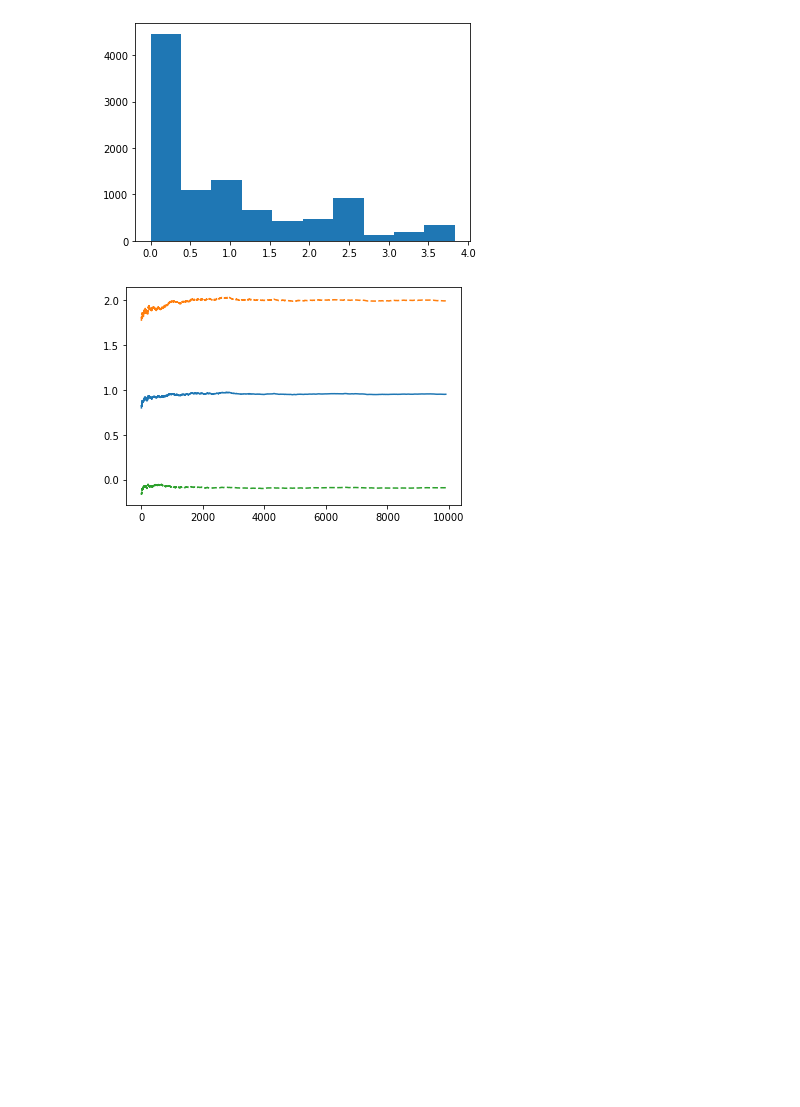
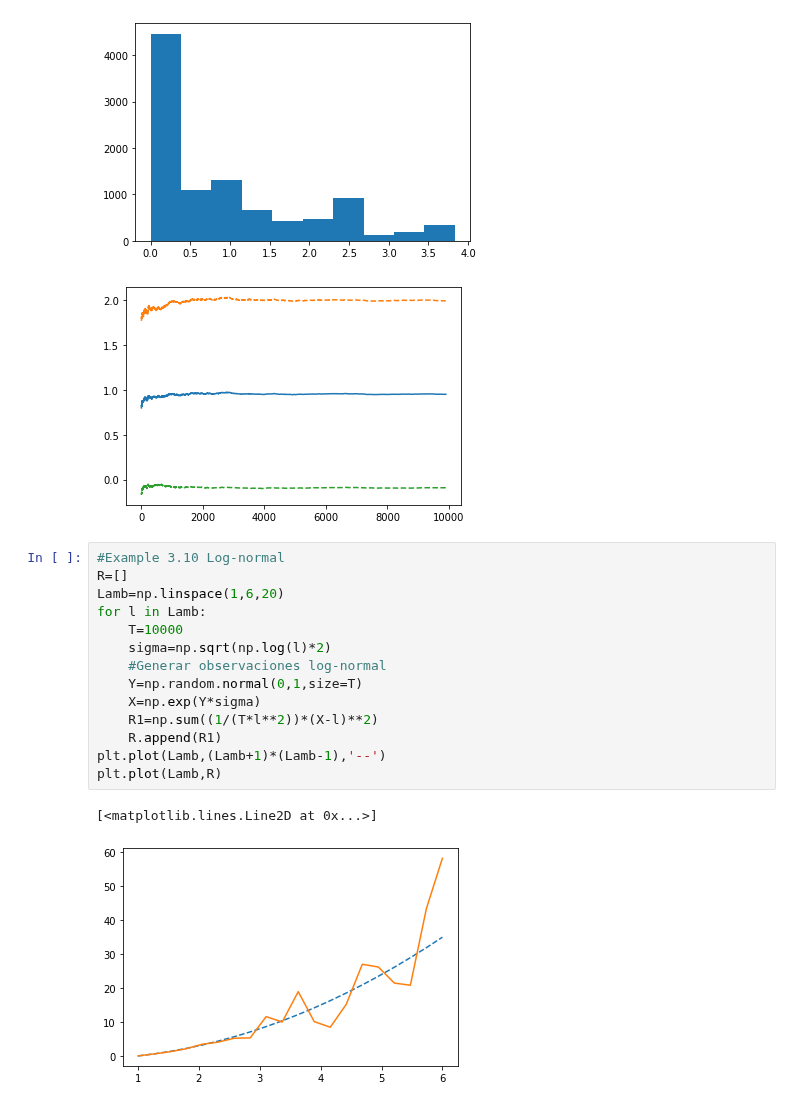
Before and after one commit to JairEsc/Mat_Apl_2, a Jupyter notebook: Casella_MC.ipynb, the cells around one changed output. Drawn from its saved outputs; the diff is of its cells as text; blank space fills up the shorter version.

```diff
--- a/Casella_MC.ipynb
+++ b/Casella_MC.ipynb
@@ -29,3 +29,20 @@ plt.show()
 [figure]
 [figure]
 [figure]
+# %%
+#Example 3.10 Log-normal
+R=[]
+Lamb=np.linspace(1,6,20)
+for l in Lamb:
+    T=10000
+    sigma=np.sqrt(np.log(l)*2)
+    #Generar observaciones log-normal
+    Y=np.random.normal(0,1,size=T)
+    X=np.exp(Y*sigma)
+    R1=np.sum((1/(T*l**2))*(X-l)**2)
+    R.append(R1)
+plt.plot(Lamb,(Lamb+1)*(Lamb-1),'--')
+plt.plot(Lamb,R)
+# %% [output]
+[<matplotlib.lines.Line2D at 0x...>]
+[figure, added]
```
